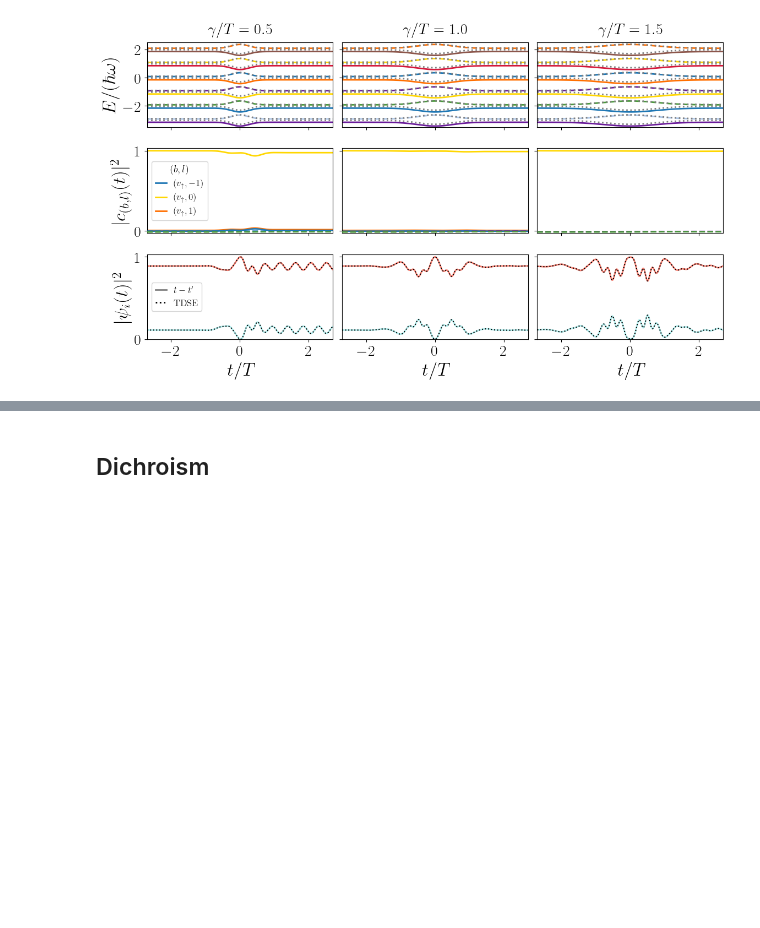
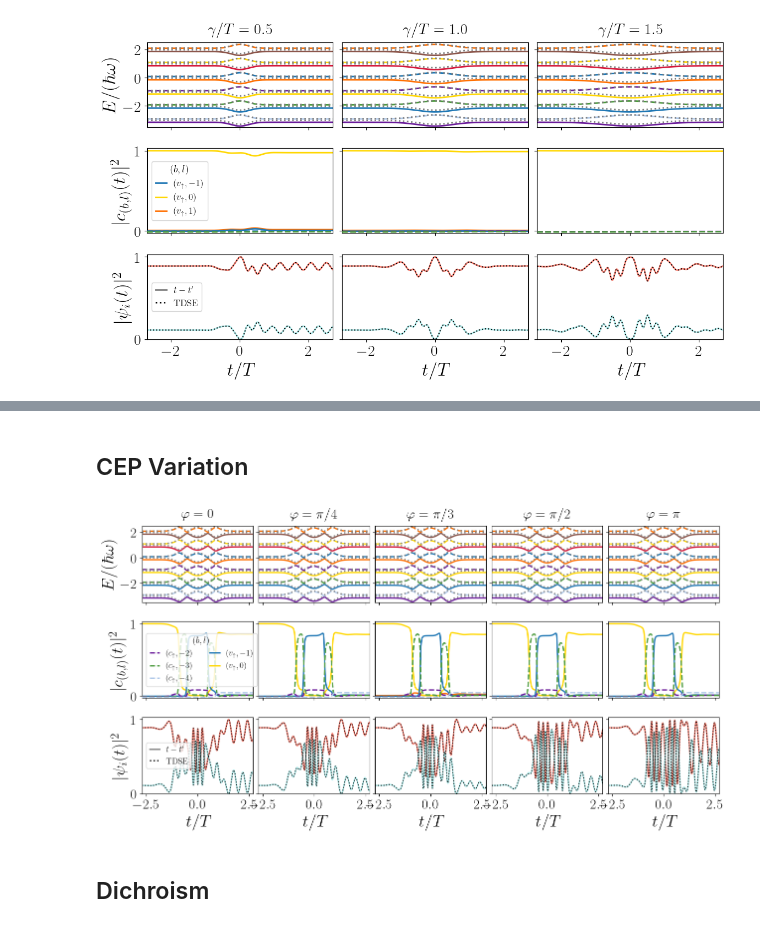
Before and after one commit to yurikobd/Floquet_TMD_ttp, a Jupyter notebook: Paper_TMDs.ipynb, the cells around one changed output, grey strips where cells are left out. Cells and saved outputs as stored; diff of their text form; code cells hidden in the pictures; blank space fills up the shorter version.

```diff
--- a/Paper_TMDs.ipynb
+++ b/Paper_TMDs.ipynb
@@ -520,0 +684,2 @@ fig
+# %% [markdown]
+## CEP Variation
@@ -521,3 +841,77 @@ fig
+# %%
+data = np.load('FigsPaper/try_05_phis.npy', allow_pickle=True)
+
+fig, axsall = plt.subplots(3,5, figsize=(15, 7), sharex=True, sharey='row', height_ratios=[2, 2, 2])
+plt.subplots_adjust(hspace=0.25, wspace=0.05)
+
+custom_colors = [
+    '#7f7f7f',  '#aec7e8',  '#4B9B3D', '#6A1B9A', '#1F77B4', '#FFD700',
+    '#FF6F00',  '#D4183A', '#8C564B', '#8C564B', '#9467BD',  '#E377C2',
+    '#1F77B4',  '#BCBD22', '#98DF8A', '#FF9896'
+]
+
+cmap = mpl.colors.ListedColormap(custom_colors)
+bounds = np.arange(-5.5, 10.6)
+norm = mpl.colors.BoundaryNorm(bounds, cmap.N)
+
+def format_label(b, l):
+    spin = '\\uparrow' if b % 2 == 0 else '\\downarrow'
+    state = 'v' if b in [0, 1] else 'c'
+    return f'$({state}_{spin},{l})$'
+
+lines = [Line2D([0], [0], color='k', linewidth=2, linestyle=ls) for ls in ['-', '--',':','-.']]
+lab_lines = ['$b = 0$', '$b = 1$','$b = 2$', '$b = 3$']
+
+linespsit = [Line2D([0], [0], color=c, linewidth=2, linestyle=ls) for c, ls in zip(['grey', 'k'], ['-', ':'])]
+lab_linespsit = ['$t-t^\\prime$', 'TDSE']
+
+first_plot = True
+
+for axs, datai in zip(axsall.T, data):
+    for cti, i in enumerate(datai['indexCbase']):
+        l, m = datai['tagvec'][i]
+        ls = ['-', ':', '--', ':'][int(l)]
+        color = 'gray' if ls == ':' else cmap(norm(m))
+        label = format_label(int(l), int(m)) if (np.max(abs(datai['ct'][:, cti])) > 0.03) else None
+
+        if np.max(datai['ct'][:, cti] ** 2) > 0.03:
+            axs[1].plot(datai['ts_ct'] - 4, (np.abs(datai['ct'][:, cti]) ** 2) + 0.005 * m,
+                        lw=2, c=color, zorder=-(m) + l, ls=ls, label=label)
+        axs[0].plot(datai['ts'] - 4, datai['eL'][:, i], lw=2, c=color, ls=ls, label=label)
+
+    axs[2].plot(datai['ts_ct'] - 4, np.abs(datai['psit'][:, 3]) ** 2, c='salmon', lw=2)
+    axs[2].plot(datai['ts_ct'] - 4, np.abs(datai['psit'][:, 1]) ** 2, c='paleturquoise', lw=2)
+    # Cambiar color de TDSE a gris
+    axs[2].plot(datai['ts'] - 4, np.abs(datai['psiTDSE'][:, 3]) ** 2, ls=':', c='k')
+    axs[2].plot(datai['ts'] - 4, np.abs(datai['psiTDSE'][:, 1]) ** 2, ls=':', c='k')
+
+    if first_plot:
+        axs[2].legend(linespsit, lab_linespsit, handlelength=1.2, fontsize=12, loc='center left')
+        handles, labels = axs[1].get_legend_handles_labels()
+        labels, handles = zip(*sorted(zip(labels, handles), key=lambda t: t[0]))
+        lg_col = axs[1].legend(handles, labels, fontsize=12, handlelength=1.2, ncols=2, loc='center left', title=r"$(b,l)$")
+        lg_col.get_title().set_fontsize('13')
+        first_plot = False
+
+
+for i, title in enumerate([r'$\varphi = 0 $', r'$\varphi = \pi/4 $', r'$\varphi = \pi/3 $',r'$\varphi = \pi/2 $',r'$\varphi = \pi $',]):
+    axsall[0, i].set_title(title, y=1.05)
+
+[ax.set(xlabel=r'$t/T$', xlim=(-4, 4)) for ax in axsall[-1]]
+
+axsall[2, 0].set(ylabel=r'$|\psi_i(t)|^2$', xlabel='$t$', ylim=(0, 1.03))
+axsall[0, 0].set(ylabel=r'$E/(\hbar \omega)$', xlabel='', ylim=(-3.5, 2.5), yticks=[-2,0, 2])
+axsall[1, 0].set(ylabel=r'$|c_{(b,l)}(t)|^2$', xlabel='', ylim=(-0.03, 1.03))
+[ax.set(xlabel=r'$t/T$', xlim=(-2.7, 2.7)) for ax in axsall[-1]]
+
+
+fig.savefig('FigsPaper/Fig5_05_tauneg_more.svg', bbox_inches='tight', transparent=True)
+
+plt.close()
+
+fig
+# %% [output]
+[figure, added]
 # %% [markdown]
 ## Dichroism
 # %%
```
Also changed, not shown: parts of 16 cells of this notebook.
